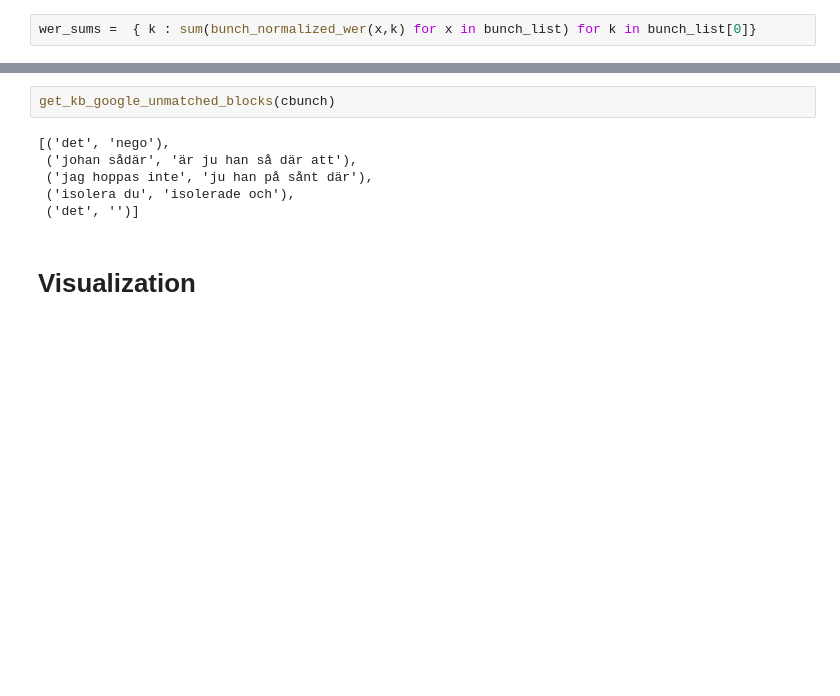
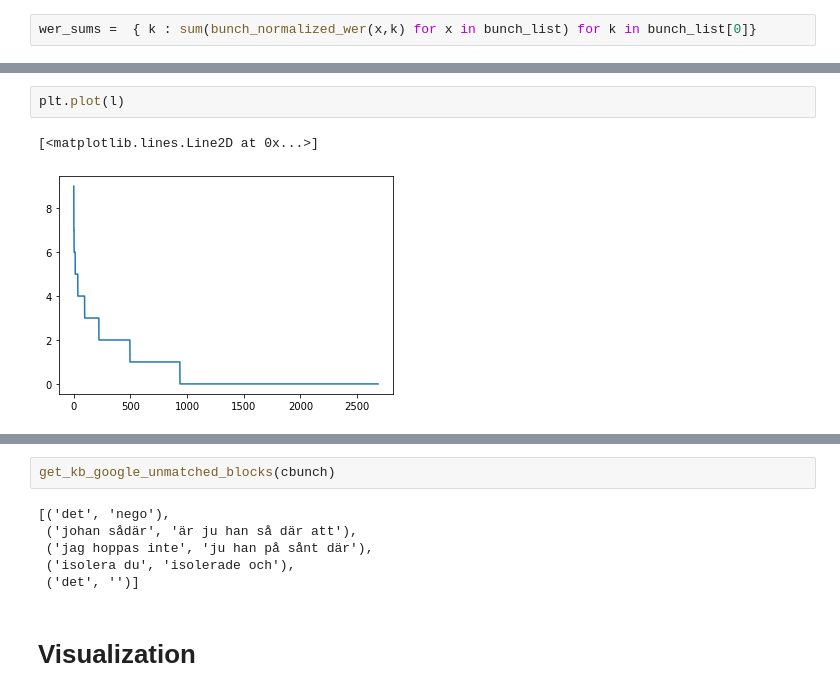
Before and after one commit to NickSmyr/KBAsr, a Jupyter notebook: z_speaker_experiments.ipynb, the cells around one changed output, grey strips where cells are left out. Drawn from its saved outputs; the diff is of its cells as text; blank space fills up the shorter version.

```diff
--- a/z_speaker_experiments.ipynb
+++ b/z_speaker_experiments.ipynb
@@ -718,0 +819,5 @@ curr_wers
+# %%
+plt.plot(l)
+# %% [output]
+[<matplotlib.lines.Line2D at 0x...>]
+[figure, added]
```
Also changed, not shown: parts of 37 cells of this notebook, 3 other files.
